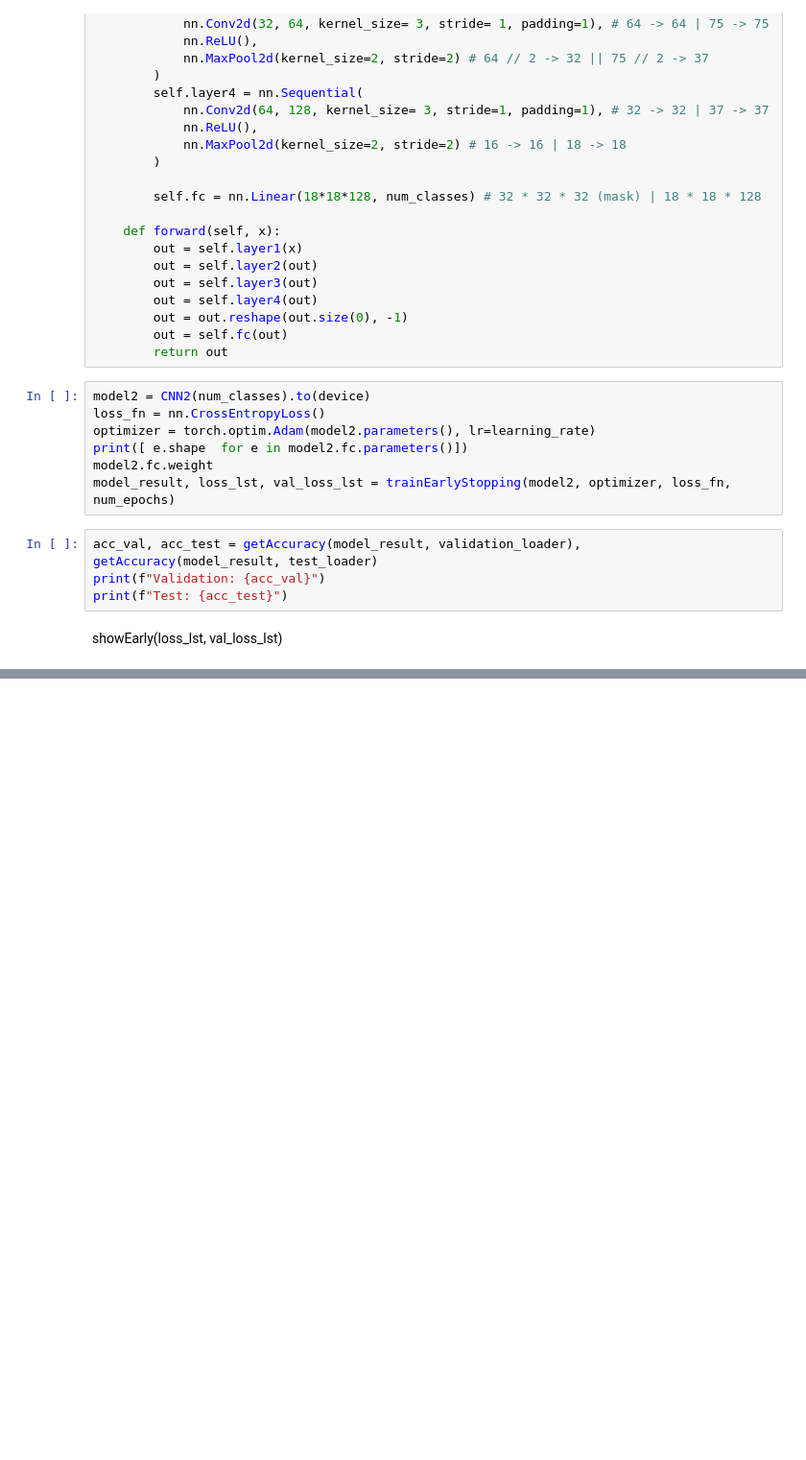
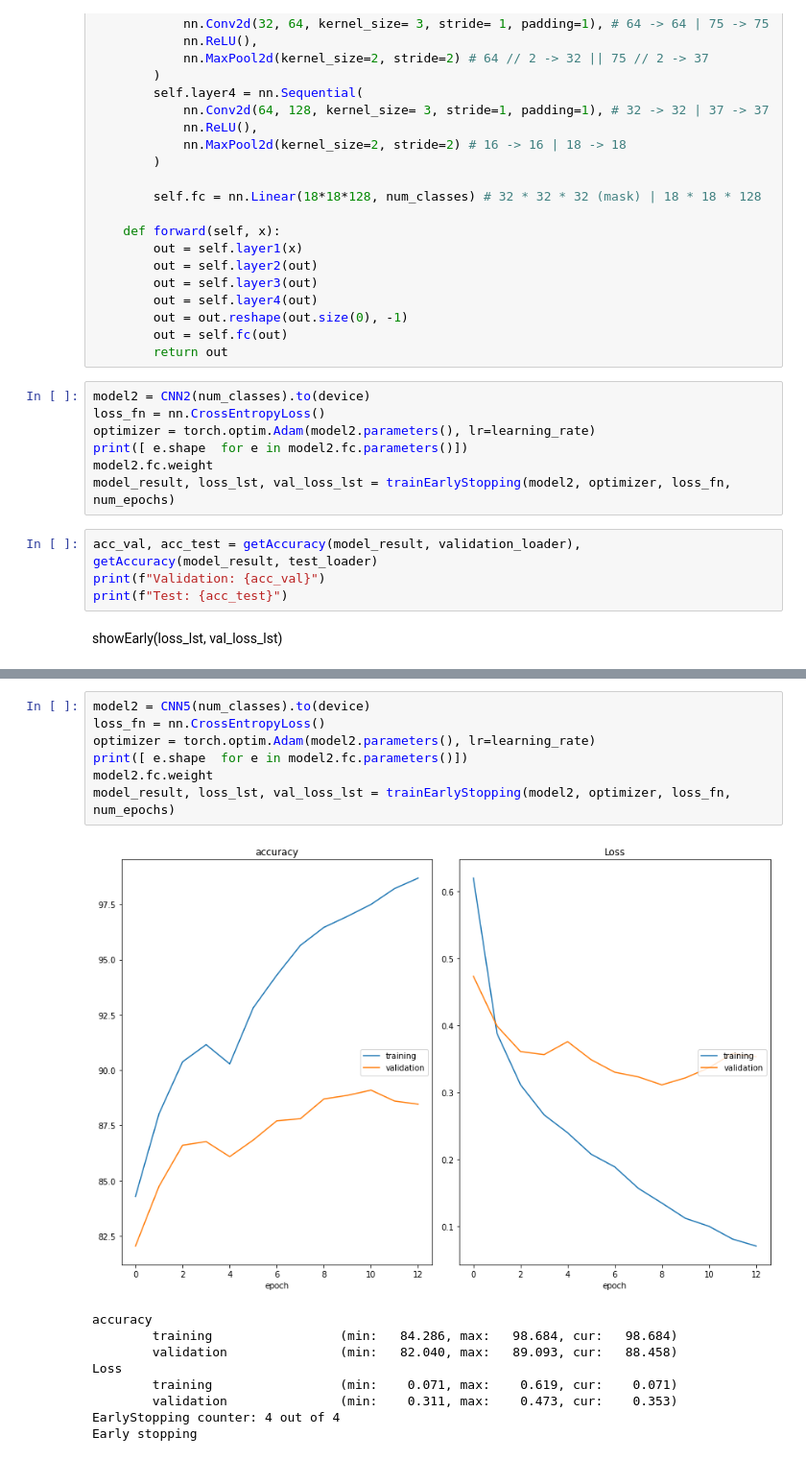
Before and after one commit to Andres20-Utec/Proyecto-4-AI, a Jupyter notebook: Proyecto4.ipynb, the cells around one changed output, grey strips where cells are left out. Shown at 96% size. Saved outputs shown, nothing was run; the diff lists cells and outputs as text; blank space fills up the shorter version.

```diff
--- a/Proyecto4.ipynb
+++ b/Proyecto4.ipynb
@@ -1003,0 +1242,17 @@ showEarly(loss_lst, val_loss_lst)
+# %%
+model2 = CNN5(num_classes).to(device)
+loss_fn = nn.CrossEntropyLoss()
+optimizer = torch.optim.Adam(model2.parameters(), lr=learning_rate)
+print([ e.shape  for e in model2.fc.parameters()])
+model2.fc.weight
+model_result, loss_lst, val_loss_lst = trainEarlyStopping(model2, optimizer, loss_fn, num_epochs)
+# %% [output]
+[figure, added]
+accuracy
+        training                 (min:   84.286, max:   98.684, cur:   98.684)
+        validation               (min:   82.040, max:   89.093, cur:   88.458)
+Loss
+        training                 (min:    0.071, max:    0.619, cur:    0.071)
+        validation               (min:    0.311, max:    0.473, cur:    0.353)
+EarlyStopping counter: 4 out of 4
+Early stopping
```
Also changed, not shown: parts of 20 cells of this notebook.
